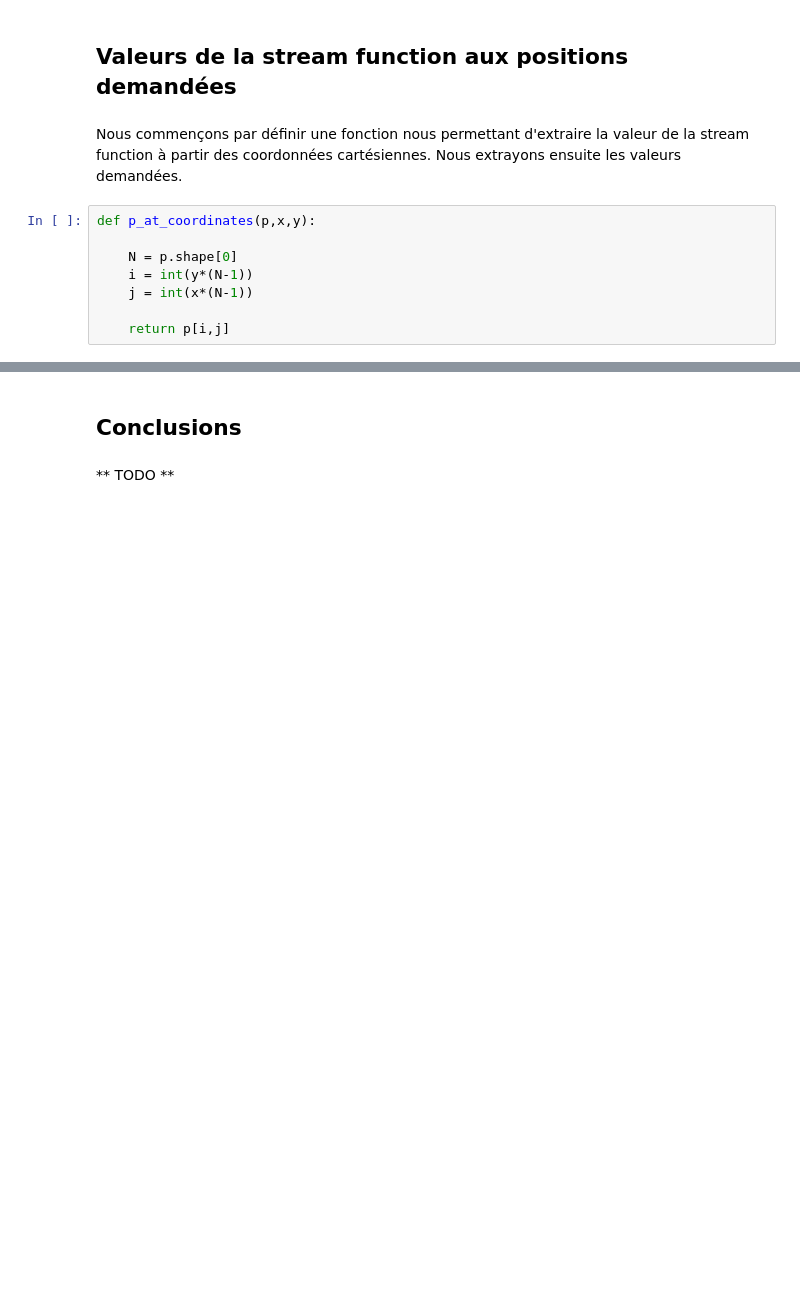
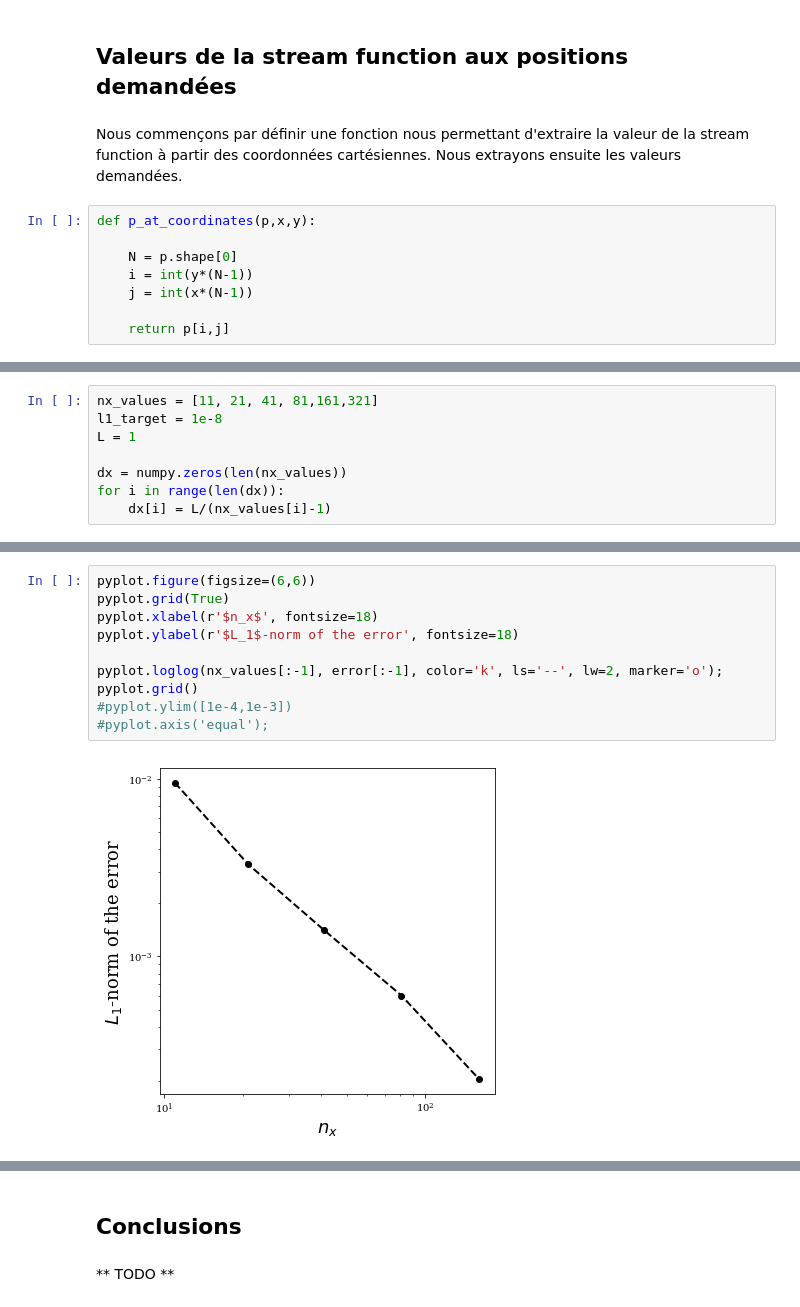
Before and after one commit to ceschoon/Travail-PHYS-F-302, a Jupyter notebook: Travail_PHYS-F-302_MJ_CS.ipynb, the cells around one changed output, grey strips where cells are left out. Drawn from its saved outputs; the diff is of its cells as text; blank space fills up the shorter version.

```diff
--- a/Travail_PHYS-F-302_MJ_CS.ipynb
+++ b/Travail_PHYS-F-302_MJ_CS.ipynb
@@ -264,0 +280,8 @@ La valeur en x=0.6 et y=0.8 est: -0.101149107543
+# %%
+nx_values = [11, 21, 41, 81,161,321]
+l1_target = 1e-8
+L = 1
+
+dx = numpy.zeros(len(nx_values))
+for i in range(len(dx)):
+    dx[i] = L/(nx_values[i]-1)
@@ -264,0 +316,12 @@ La valeur en x=0.6 et y=0.8 est: -0.101149107543
+# %%
+pyplot.figure(figsize=(6,6))
+pyplot.grid(True)
+pyplot.xlabel(r'$n_x$', fontsize=18)
+pyplot.ylabel(r'$L_1$-norm of the error', fontsize=18)
+
+pyplot.loglog(nx_values[:-1], error[:-1], color='k', ls='--', lw=2, marker='o');
+pyplot.grid()
+#pyplot.ylim([1e-4,1e-3])
+#pyplot.axis('equal');
+# %% [output]
+[figure, added]
```
Also changed, not shown: parts of 11 cells of this notebook.
